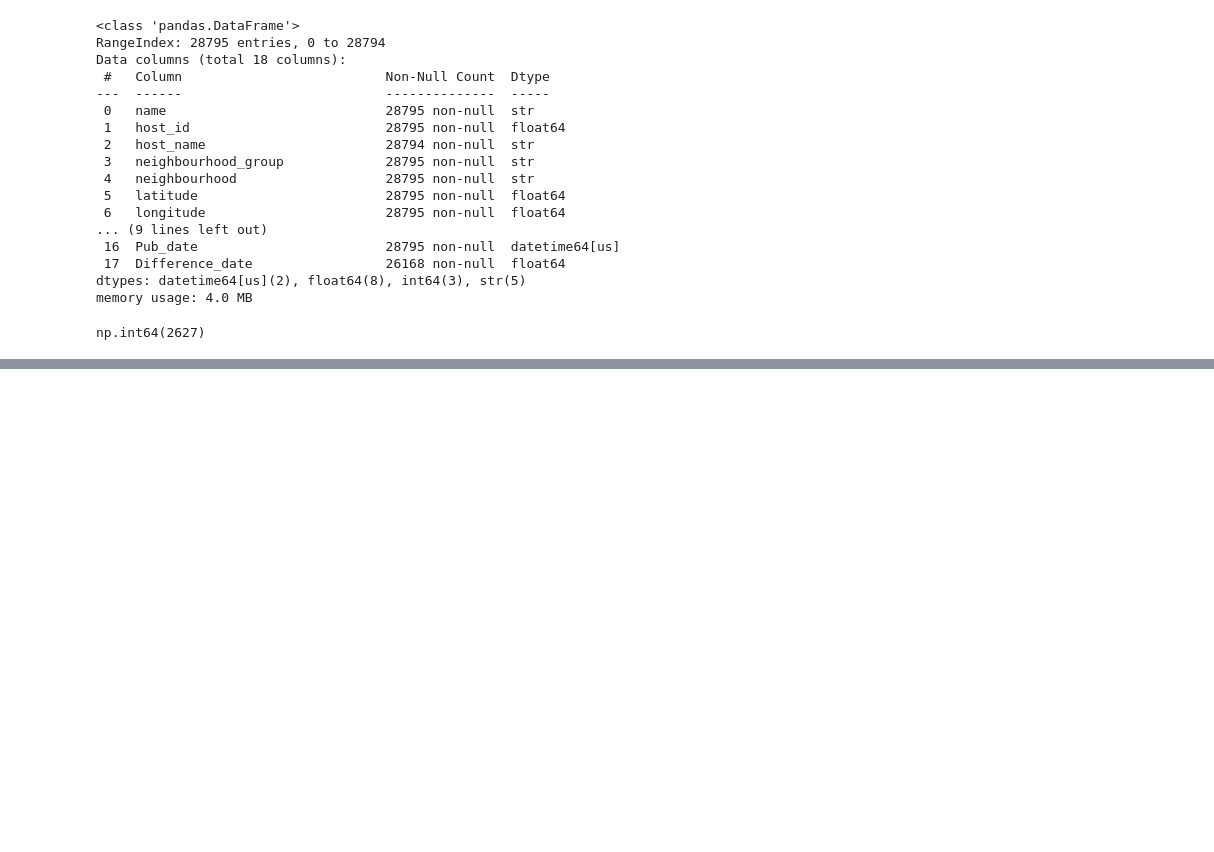
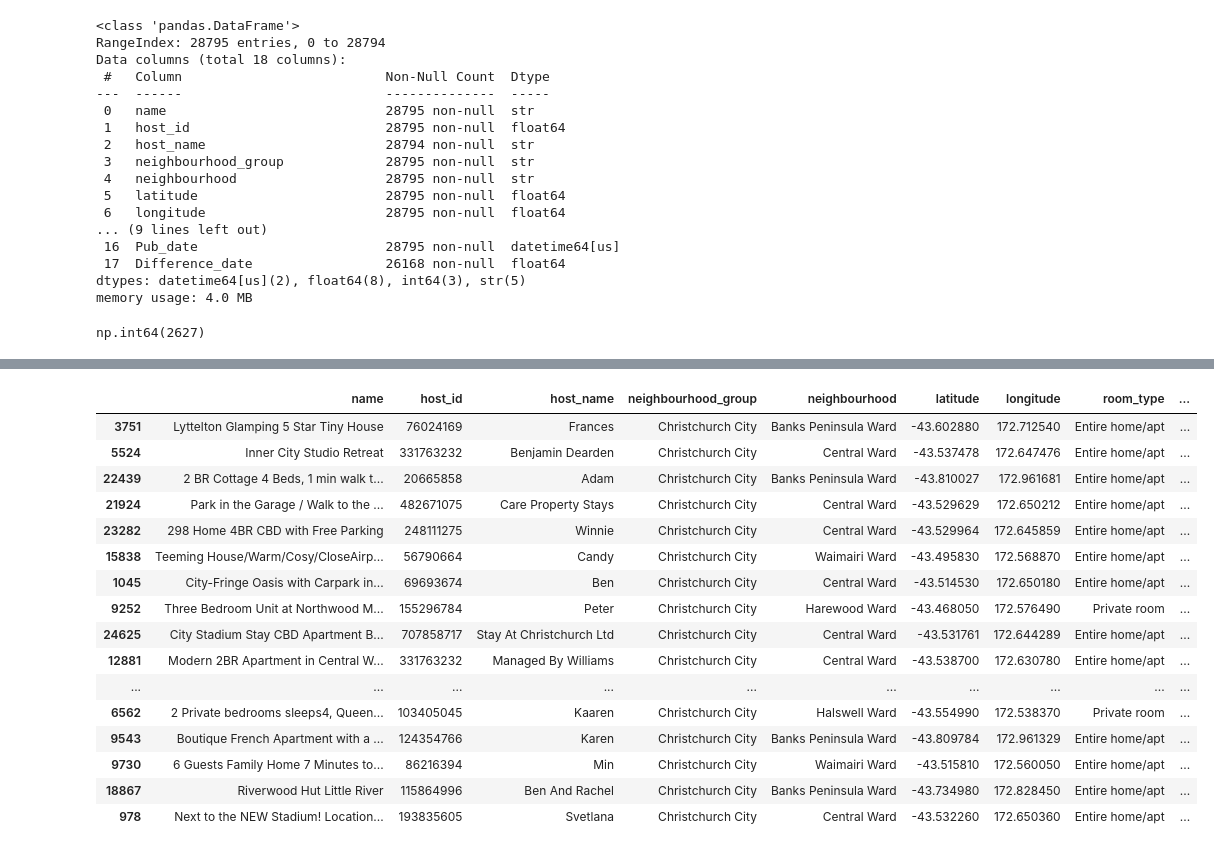
Before and after one commit to KULDEEP1994KR/GRP_Project_422_201, a Jupyter notebook: week_8/Christ_data.ipynb, the cells around one changed output, grey strips where cells are left out. Cells and saved outputs as stored; diff of their text form; code cells hidden in the pictures; blank space fills up the shorter version.

```diff
--- a/week_8/Christ_data.ipynb
+++ b/week_8/Christ_data.ipynb
@@ -109,0 +269,20 @@ np.int64(2627)
+# %%
+df_all_christ.sample(20)
+# %% [output]
+|  | name | host_id | host_name | neighbourhood_group | neighbourhood | latitude | longitude | room_type | ... |
+| 3751 | Lyttelton Glamping 5 Star Tiny House | 76024169 | Frances | Christchurch City | Banks Peninsula Ward | -43.602880 | 172.712540 | Entire home/apt | ... |
+| 5524 | Inner City Studio Retreat | 331763232 | Benjamin Dearden | Christchurch City | Central Ward | -43.537478 | 172.647476 | Entire home/apt | ... |
+| 22439 | 2 BR Cottage 4 Beds, 1 min walk t... | 20665858 | Adam | Christchurch City | Banks Peninsula Ward | -43.810027 | 172.961681 | Entire home/apt | ... |
+| 21924 | Park in the Garage / Walk to the ... | 482671075 | Care Property Stays | Christchurch City | Central Ward | -43.529629 | 172.650212 | Entire home/apt | ... |
+| 23282 | 298 Home 4BR CBD with Free Parking | 248111275 | Winnie | Christchurch City | Central Ward | -43.529964 | 172.645859 | Entire home/apt | ... |
+| 15838 | Teeming House/Warm/Cosy/CloseAirp... | 56790664 | Candy | Christchurch City | Waimairi Ward | -43.495830 | 172.568870 | Entire home/apt | ... |
+| 1045 | City-Fringe Oasis with Carpark in... | 69693674 | Ben | Christchurch City | Central Ward | -43.514530 | 172.650180 | Entire home/apt | ... |
+| 9252 | Three Bedroom Unit at Northwood M... | 155296784 | Peter | Christchurch City | Harewood Ward | -43.468050 | 172.576490 | Private room | ... |
+| 24625 | City Stadium Stay CBD Apartment B... | 707858717 | Stay At Christchurch Ltd | Christchurch City | Central Ward | -43.531761 | 172.644289 | Entire home/apt | ... |
+| 12881 | Modern 2BR Apartment in Central W... | 331763232 | Managed By Williams | Christchurch City | Central Ward | -43.538700 | 172.630780 | Entire home/apt | ... |
+| ... | ... | ... | ... | ... | ... | ... | ... | ... | ... |
+| 6562 | 2 Private bedrooms sleeps4, Queen... | 103405045 | Kaaren | Christchurch City | Halswell Ward | -43.554990 | 172.538370 | Private room | ... |
+| 9543 | Boutique French Apartment with a ... | 124354766 | Karen | Christchurch City | Banks Peninsula Ward | -43.809784 | 172.961329 | Entire home/apt | ... |
+| 9730 | 6 Guests Family Home 7 Minutes to... | 86216394 | Min | Christchurch City | Waimairi Ward | -43.515810 | 172.560050 | Entire home/apt | ... |
+| 18867 | Riverwood Hut Little River | 115864996 | Ben And Rachel | Christchurch City | Banks Peninsula Ward | -43.734980 | 172.828450 | Entire home/apt | ... |
+| 978 | Next to the NEW Stadium! Location... | 193835605 | Svetlana | Christchurch City | Central Ward | -43.532260 | 172.650360 | Entire home/apt | ... |
```
Also changed, not shown: parts of 46 cells of this notebook, 1 other file.
